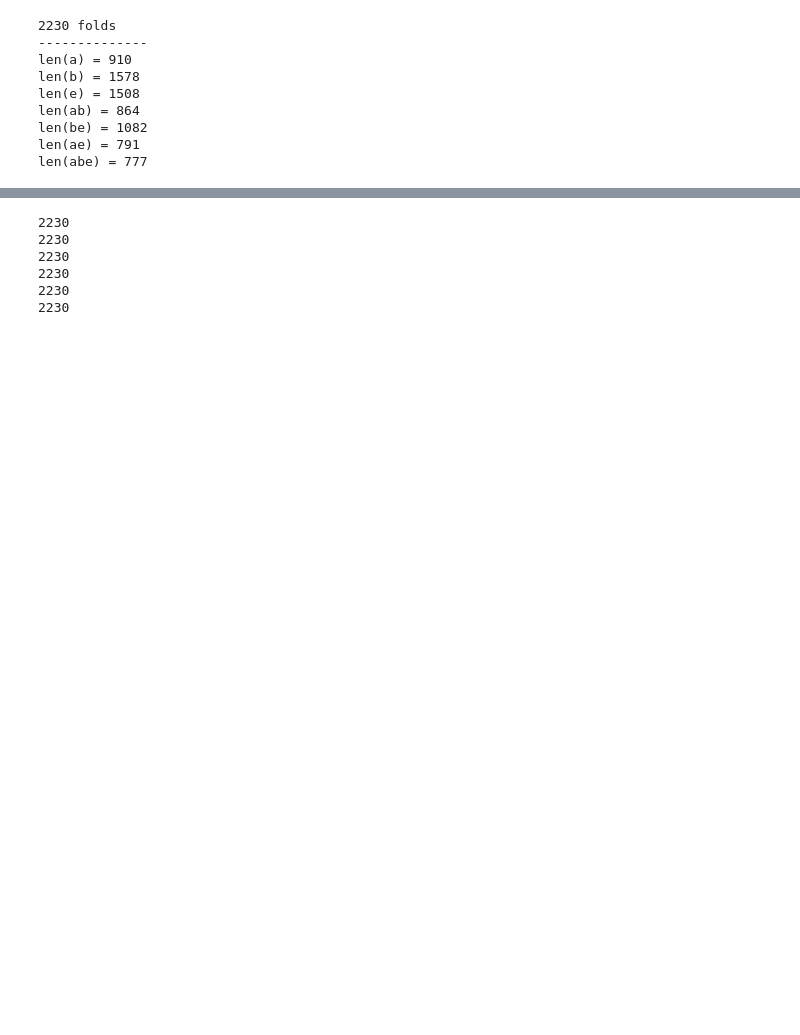
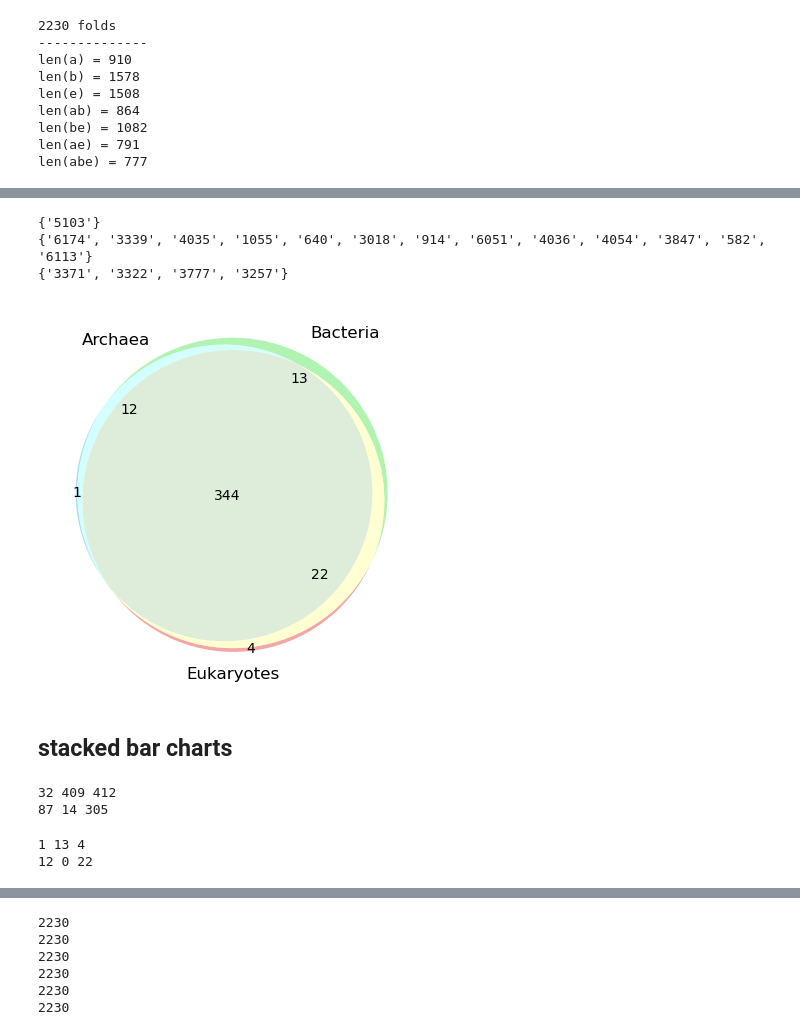
Before and after one commit to tseamuscorlett/enzyme-gated-network-expansion, a Jupyter notebook: (1)DS_scores.ipynb, the cells around one changed output, grey strips where cells are left out. Drawn from its saved outputs; the diff is of its cells as text; code cells hidden in the pictures; blank space fills up the shorter version.

```diff
--- a/(1)DS_scores.ipynb
+++ b/(1)DS_scores.ipynb
@@ -235,15 +89,0 @@ len(abe) = 777
-# %%
-a_fo = set()
-for fold in a:
-    if fold in xgroup2ne['NONE'].keys():
-        a_fo.add(fold)
-
-b_fo = set()
-for fold in b:
-    if fold in xgroup2ne['NONE'].keys():
-        b_fo.add(fold)
-
-e_fo = set()
-for fold in e:
-    if fold in xgroup2ne['NONE'].keys():
-        e_fo.add(fold)
@@ -685,0 +101,12 @@ Here, we compare the distribution scores obtained by 3 methods:
+# %%
+# get a list of 396 metabolic folds
+x_scope = x2ns.keys()
+# %%
+a_scope = set([fold for fold in a if fold in x_scope])
+b_scope = set([fold for fold in b if fold in x_scope])
+e_scope = set([fold for fold in e if fold in x_scope])
+
+ab_scope = a_scope & b_scope
+be_scope = b_scope & e_scope
+ae_scope = a_scope & e_scope
+abe_scope = a_scope & b_scope & e_scope
@@ -685,0 +136,45 @@ Here, we compare the distribution scores obtained by 3 methods:
+# %%
+print(a_scope - (b_scope | e_scope))  # archaea only: {'5103'}
+print(b_scope - (a_scope | e_scope))  # bacteria only: {'4036', '4035', '914', '3018', '582', '6051', '3339', '4054', '640', '6113', '1055', '3847', '6174'}
+print(e_scope - (b_scope | a_scope))  # eukaryotes only: {'3322', '3257', '558', '3777', '3371'}
+# %% [output]
+{'5103'}
+{'6174', '3339', '4035', '1055', '640', '3018', '914', '6051', '4036', '4054', '3847', '582', '6113'}
+{'3371', '3322', '3777', '3257'}
+# %%
+# Create a Venn diagram for three sets
+venn3(subsets=[a_scope, b_scope, e_scope], set_labels=('Archaea', 'Bacteria', 'Eukaryotes'),
+      set_colors=('skyblue', 'lightgreen', 'lightcoral'), alpha=0.7)
+
+# plt.savefig('venn_scope.svg', dpi=300, bbox_inches='tight')
+plt.show()
+# %% [output]
+[figure, added]
+# %% [markdown]
+## stacked bar charts
+# %%
+a_only = a - (b | e)
+b_only = b - (a | e)
+e_only = e - (b | a)
+print(len(a_only), len(b_only), len(e_only))
+
+ab_only = (a & b) - abe
+ae_only = (a & e) - abe
+be_only = (b & e) - abe
+print(len(ab_only), len(ae_only), len(be_only))
+# %% [output]
+32 409 412
+87 14 305
+# %%
+a_only_s = a_scope - (b_scope | e_scope)
+b_only_s = b_scope - (a_scope | e_scope)
+e_only_s = e_scope - (b_scope | a_scope)
+print(len(a_only_s), len(b_only_s), len(e_only_s))
+
+ab_only_s = (a_scope & b_scope) - abe_scope
+ae_only_s = (a_scope & e_scope) - abe_scope
+be_only_s = (b_scope & e_scope) - abe_scope
+print(len(ab_only_s), len(ae_only_s), len(be_only_s))
+# %% [output]
+1 13 4
+12 0 22
```
Also changed, not shown: parts of 48 cells of this notebook.
